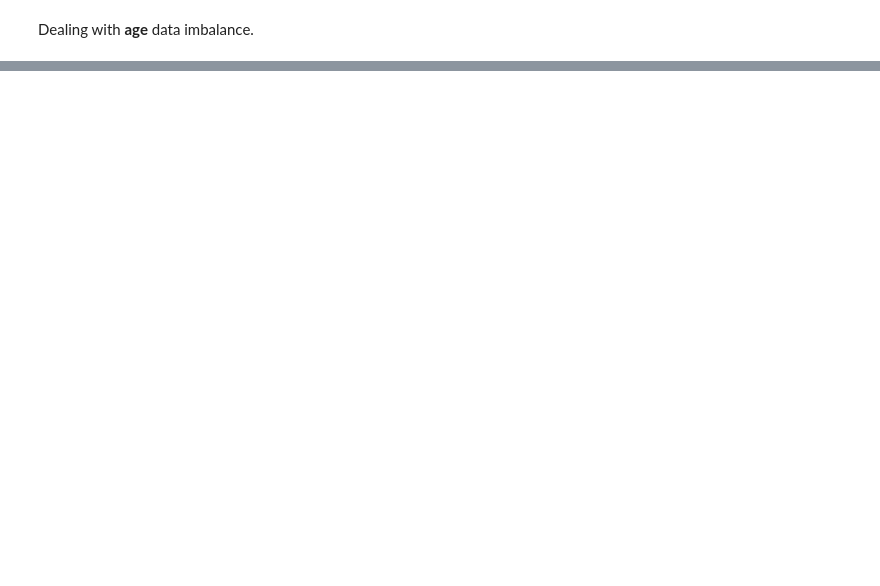
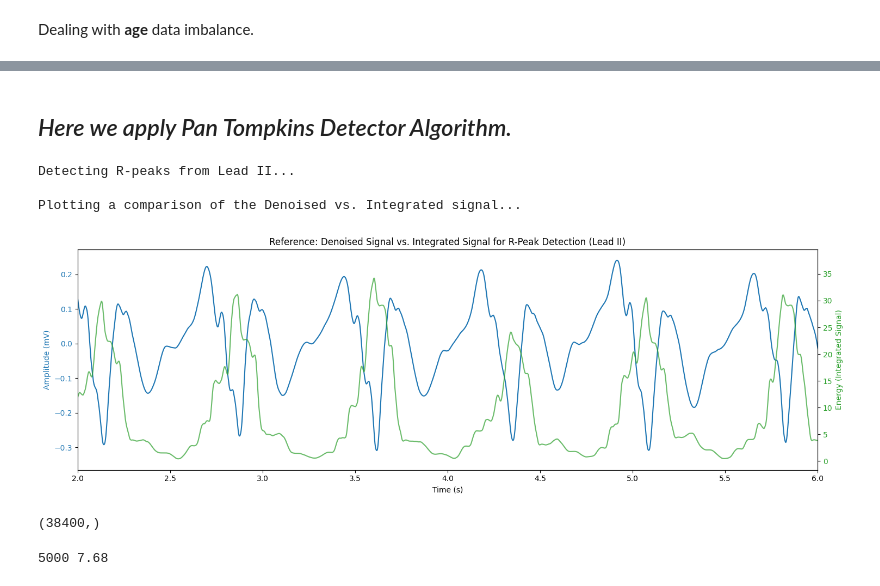
Before and after one commit to ArjuMukherjee/myocardial-infarction-detection, a Jupyter notebook: ecg-diagnosis.ipynb, the cells around one changed output, grey strips where cells are left out. Cells and saved outputs as stored; diff of their text form; code cells hidden in the pictures; blank space fills up the shorter version.

```diff
--- a/ecg-diagnosis.ipynb
+++ b/ecg-diagnosis.ipynb
@@ -360,0 +640,19 @@ plt.show()
+# %%
+def denoise_signal_dwt(signal, fs):
+
+    wavelet = 'db6'
+    level = 9
+
+    coeffs = pywt.wavedec(signal, wavelet, level=level)
+
+    coeffs[0] = np.zeros_like(coeffs[0])  # Remove cA9 (< 0.97 Hz)
+    coeffs[-1] = np.zeros_like(coeffs[-1]) # Remove cD1 (> 250 Hz)
+    coeffs[-2] = np.zeros_like(coeffs[-2]) # Remove cD2 (> 125 Hz)
+    coeffs[-3] = np.zeros_like(coeffs[-3]) # Remove cD3 (> 62.5 Hz)
+    coeffs[-4] = np.zeros_like(coeffs[-4]) # Remove cD4 (> 31.25 Hz)
+    coeffs[-5] = np.zeros_like(coeffs[-5]) # Remove cD5 (> 15.6 Hz)
+
+    denoised_signal = pywt.waverec(coeffs, wavelet)
+    denoised_signal = np.pad(denoised_signal, (0, len(signal) - len(denoised_signal)), 'edge')
+
+    return denoised_signal
@@ -360,0 +700,2 @@ plt.show()
+# %% [markdown]
+## *Here we apply Pan Tompkins Detector Algorithm.*
@@ -360,0 +733,43 @@ plt.show()
+# %%
+print("\nDetecting R-peaks from Lead II...")
+integrated_signal_ii = pan_tompkins_detector(denoised_lead_ii, fs)
+# print(f"Found {len(r_peaks_ii)} R-peaks.")
+
+# --- ADDED: PLOT DENOISED VS INTEGRATED SIGNAL ---
+print("\nPlotting a comparison of the Denoised vs. Integrated signal...")
+fig, ax1 = plt.subplots(figsize=(15, 5))
+plt.title("Reference: Denoised Signal vs. Integrated Signal for R-Peak Detection (Lead II)")
+time_vec = np.arange(len(denoised_lead_ii)) / fs
+
+# Plot Denoised Signal on the primary y-axis
+color = 'tab:blue'
+ax1.set_xlabel('Time (s)')
+ax1.set_ylabel('Amplitude (mV)', color=color)
+ax1.plot(time_vec, denoised_lead_ii, color=color, label='Denoised Signal')
+ax1.tick_params(axis='y', labelcolor=color)
+ax1.set_xlim(2, 6)
+
+# Create a second y-axis for the Integrated Signal
+ax2 = ax1.twinx()
+color = 'tab:green'
+ax2.set_ylabel('Energy (Integrated Signal)', color=color)
+ax2.plot(time_vec, integrated_signal_ii, color=color, label='Integrated Signal', alpha=0.7)
+ax2.tick_params(axis='y', labelcolor=color)
+fig.tight_layout()
+plt.show()
+# --- END OF ADDED PLOT ---
+# %% [output]
+Detecting R-peaks from Lead II...
+
+Plotting a comparison of the Denoised vs. Integrated signal...
+[figure, added]
+# %%
+denoised_lead_ii.shape
+# %% [output]
+(38400,)
+# %%
+samples_5s = fields['fs'] * 5
+divisions = fields['sig_len']/samples_5s
+print(samples_5s,divisions)
+# %% [output]
+5000 7.68
```
Also changed, not shown: parts of 43 cells of this notebook.
